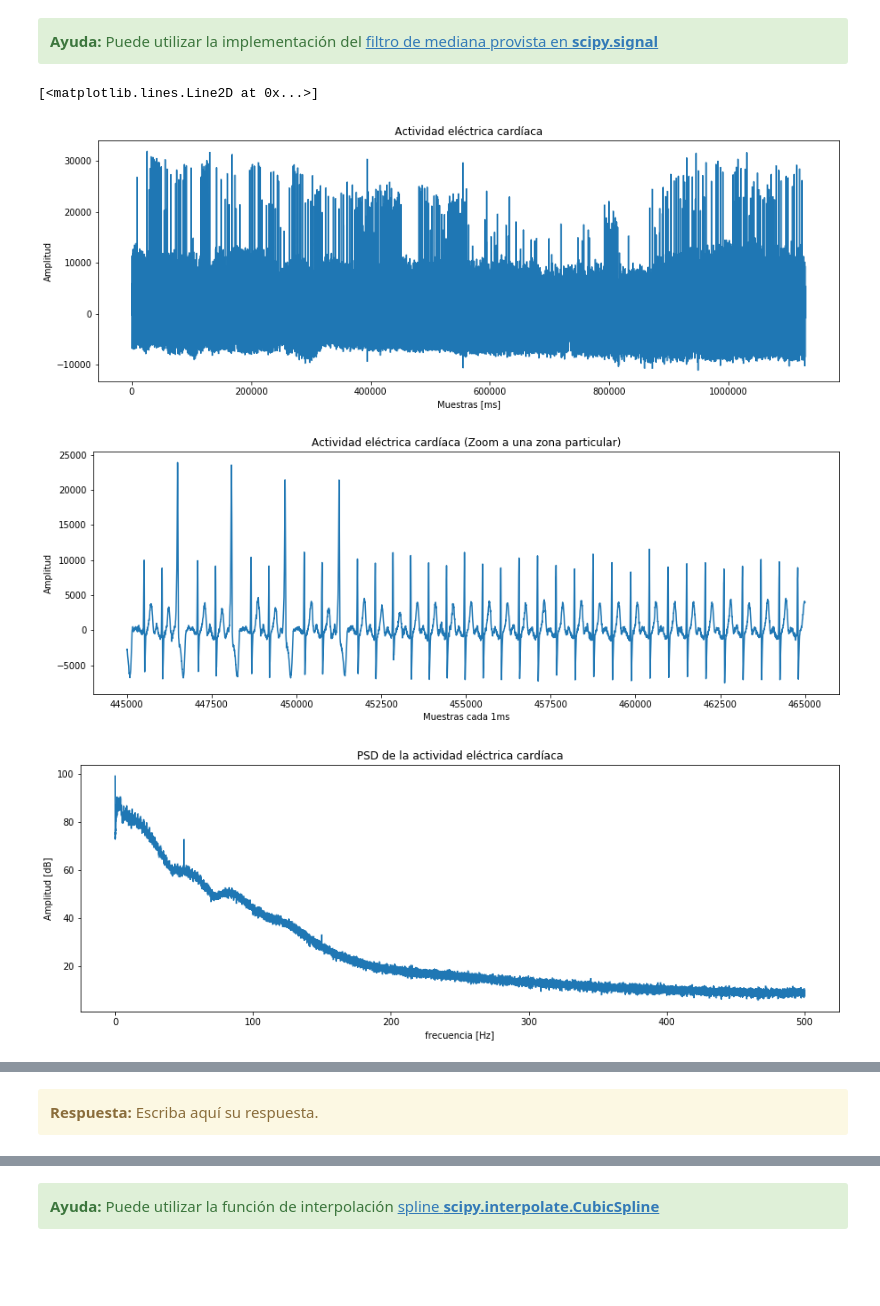
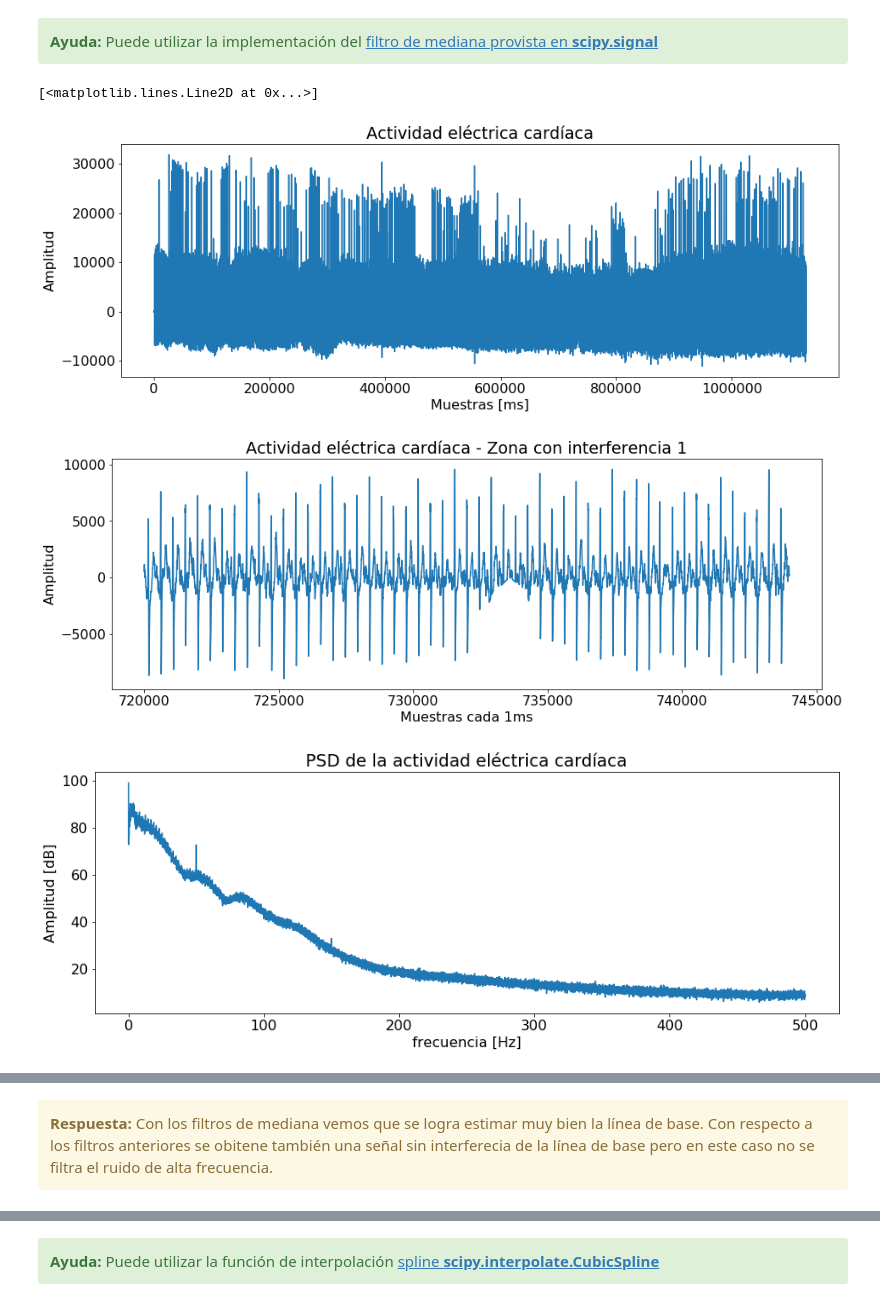
Before and after one commit to Sidorczuk/DSP, a Jupyter notebook: TP4-Filtrado.ipynb, the cells around one changed output, grey strips where cells are left out. Drawn from its saved outputs; the diff is of its cells as text; code cells hidden in the pictures; blank space fills up the shorter version.

```diff
--- a/TP4-Filtrado.ipynb
+++ b/TP4-Filtrado.ipynb
@@ -294,43 +521,59 @@ $$ \hat{x} = s - \hat{b} $$
 <b>Ayuda:</b> Puede utilizar la implementación del <a href="https://docs.scipy.org/doc/scipy/reference/tutorial/signal.html#median-filter">filtro de mediana provista en <b>scipy.signal</b></a>
 </div>
 # %%
-B = sig.medfilt(ecg_one_lead.flatten(),201)
+B = sig.medfilt(ecg.flatten(),201)
 B = sig.medfilt(B.flatten(),601)
-S_B = ecg_one_lead-B.reshape(N,1)
+S_B = ecg - B.reshape(N,1)
 
 plt.figure(figsize=(15,5))
 plt.title('Actividad eléctrica cardíaca')
 plt.xlabel('Muestras [ms]')
 plt.ylabel('Amplitud')
 plt.plot(S_B)
 
 plt.figure(figsize=(15,5))
-plt.title('Actividad eléctrica cardíaca (Zoom a una zona particular)')
+plt.title('Actividad eléctrica cardíaca - Zona con interferencia 1')
 plt.xlabel('Muestras cada 1ms')
 plt.ylabel('Amplitud')
-Z1 = np.array([445000,465000])
+#Z1 = np.array([445000,465000])
+Z1 = np.array([int(12*60*fs),int(12.4*60*fs)])
 M1 = np.arange(Z1[0],Z1[1],1)
 plt.plot(M1, S_B[Z1[0]:Z1[1]])
 #####################################################
 fs = 1000
 Ts = 1/fs
 L = 50000
 D = int(L/2)
 rep = 1
 R = int(D * np.floor(N/D))
+
 PSDp = myf.Welch(S_B[0:R],L,rep)
 freq = np.fft.fftfreq(L,Ts)
 plt.figure(figsize=(15,5))
 plt.title('PSD de la actividad eléctrica cardíaca')
 plt.xlabel('frecuencia [Hz]')
 plt.ylabel('Amplitud [dB]')
 #plt.xlim([0,50])
 #plt.ylim([0,1.4])
 PSDp = 10*np.log10(PSDp)
 #plt.plot(freq[0:5000],PSDp[0:5000])
 plt.plot(freq[0:D],PSDp[0:D])
+
+############ PSD de la linea de base ##################
+PSDp = myf.Welch(B[0:R],L,rep)
+freq = np.fft.fftfreq(L,Ts)
+plt.figure(figsize=(15,5))
+plt.title('PSD de la linea de base')
+plt.xlabel('frecuencia [Hz]')
+plt.ylabel('Amplitud [dB]')
+#plt.xlim([0,50])
+#plt.ylim([0,1.4])
+PSDp = 10*np.log10(PSDp)
+#plt.plot(freq[0:5000],PSDp[0:5000])
+ran = int(D/10)
+plt.plot(freq[0:ran],PSDp[0:ran])
 # %% [output]
 [<matplotlib.lines.Line2D at 0x...>]
-[figure, old version]
+[figure, new version]
-[figure, old version]
+[figure, new version]
-[figure, old version]
+[figure, new version]
@@ -337,7 +581,7 @@ plt.plot(freq[0:D],PSDp[0:D])
-# %% [markdown]
-<div class="alert alert-block alert-warning">
-<b>Respuesta:</b> Escriba aquí su respuesta.
-</div>
+# %% [markdown]
+<div class="alert alert-block alert-warning">
+<b>Respuesta:</b> Con los filtros de mediana vemos que se logra estimar muy bien la línea de base. Con respecto a los filtros anteriores se obitene también una señal sin interferecia de la línea de base pero en este caso no se filtra el ruido de alta frecuencia.
+</div>
 # %% [markdown]
 b) Estimación del movimiento de línea de base a partir de los segmentos isoeléctricos de cada latido. A partir de las detecciones provistas, puede estimar aproximadamente el nivel isoeléctrico, es decir el momento donde la actividad eléctrica cardíaca es **nula**. El intervalo entre la onda P y Q, es un buen momento para estimar las características de las señales interferentes que originan el movimiento de la línea de base.
 
```
Also changed, not shown: parts of 19 cells of this notebook.
